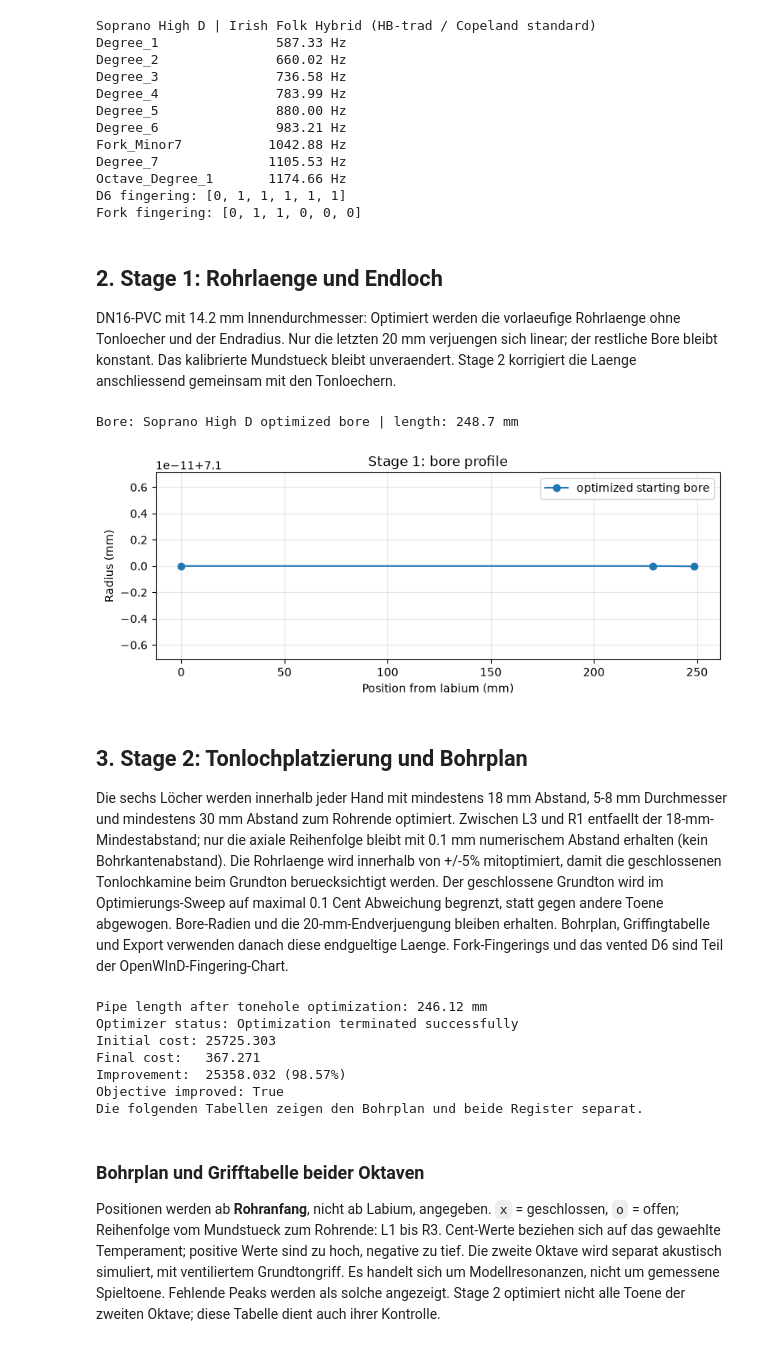
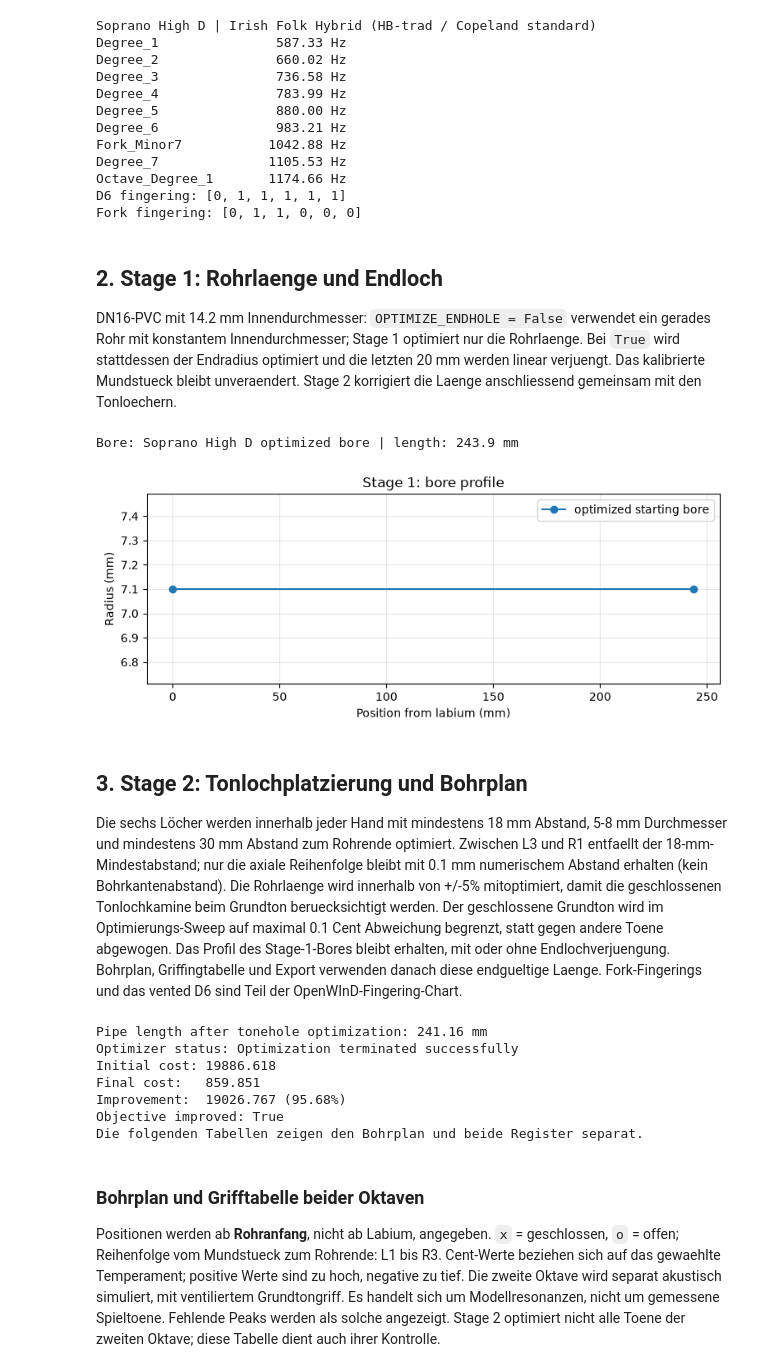
Before and after one commit to tastenmo/openWind, a Jupyter notebook: notebooks/openwind_multikey_design_pipeline.ipynb, the cells around one changed output. Drawn from its saved outputs; the diff is of its cells as text; code cells hidden in the pictures.

```diff
--- a/notebooks/openwind_multikey_design_pipeline.ipynb
+++ b/notebooks/openwind_multikey_design_pipeline.ipynb
@@ -30,8 +30,11 @@ TEMPERAMENTS = {
     'Just_Intonation': JUST_INTONATION,
 }
 KEY_NAME = 'Soprano_D'
+MOUTHPIECE_NAME = 'MouthpieceDN16V4'
 PIPE_INNER_DIAMETER_MM = 14.2  # DN16 PVC
+OPTIMIZE_ENDHOLE = False
 TEMPERAMENT_NAME = 'Irish_Folk_Hybrid'
 print('Keys:', ', '.join(SUPPORTED_KEYS))
+print('Mouthpiece:', MOUTHPIECE_NAME)
 # %% [output]
 Keys: Soprano_D, Soprano_C, High_Bb, Alto_A, Low_D
@@ -65,31 +69,35 @@ Fork fingering: [0, 1, 1, 0, 0, 0]
 # %% [markdown]
 ## 2. Stage 1: Rohrlaenge und Endloch
 
-DN16-PVC mit 14.2 mm Innendurchmesser: Optimiert werden die vorlaeufige Rohrlaenge ohne Tonloecher und der Endradius. Nur die letzten 20 mm verjuengen sich linear; der restliche Bore bleibt konstant. Das kalibrierte Mundstueck bleibt unveraendert. Stage 2 korrigiert die Laenge anschliessend gemeinsam mit den Tonloechern.
+DN16-PVC mit 14.2 mm Innendurchmesser: `OPTIMIZE_ENDHOLE = False` verwendet ein gerades Rohr mit konstantem Innendurchmesser; Stage 1 optimiert nur die Rohrlaenge. Bei `True` wird stattdessen der Endradius optimiert und die letzten 20 mm werden linear verjuengt. Das kalibrierte Mundstueck bleibt unveraendert. Stage 2 korrigiert die Laenge anschliessend gemeinsam mit den Tonloechern.
 # %%
-pipeline = WhistleDesignPipeline(KEY_NAME, tuning)
+pipeline = WhistleDesignPipeline(
+    KEY_NAME, tuning,
+    mouthpiece_name=MOUTHPIECE_NAME,
+    optimize_endhole=OPTIMIZE_ENDHOLE,
+)
 bore = pipeline.run_stage_1_length_endhole_optimization(
     starting_bore_radius_m=PIPE_INNER_DIAMETER_MM / 2000.0,
 )
 print('Bore:', bore.name, '| length:', f'{bore.length_m * 1000:.1f} mm')
 
 positions_mm = [position * 1000 for position, _ in bore.segments]
 radii_mm = [radius * 1000 for _, radius in bore.segments]
 plt.figure(figsize=(9, 3))
 plt.plot(positions_mm, radii_mm, 'o-', label='optimized starting bore')
 plt.xlabel('Position from labium (mm)')
 plt.ylabel('Radius (mm)')
 plt.title('Stage 1: bore profile')
 plt.grid(alpha=0.3)
 plt.legend()
 plt.show()
 # %% [output]
-Bore: Soprano High D optimized bore | length: 248.7 mm
+Bore: Soprano High D optimized bore | length: 243.9 mm
-[figure, old version]
+[figure, new version]
 # %% [markdown]
 ## 3. Stage 2: Tonlochplatzierung und Bohrplan
 
-Die sechs Löcher werden innerhalb jeder Hand mit mindestens 18 mm Abstand, 5-8 mm Durchmesser und mindestens 30 mm Abstand zum Rohrende optimiert. Zwischen L3 und R1 entfaellt der 18-mm-Mindestabstand; nur die axiale Reihenfolge bleibt mit 0.1 mm numerischem Abstand erhalten (kein Bohrkantenabstand). Die Rohrlaenge wird innerhalb von +/-5% mitoptimiert, damit die geschlossenen Tonlochkamine beim Grundton beruecksichtigt werden. Der geschlossene Grundton wird im Optimierungs-Sweep auf maximal 0.1 Cent Abweichung begrenzt, statt gegen andere Toene abgewogen. Bore-Radien und die 20-mm-Endverjuengung bleiben erhalten. Bohrplan, Griffingtabelle und Export verwenden danach diese endgueltige Laenge. Fork-Fingerings und das vented D6 sind Teil der OpenWInD-Fingering-Chart.
+Die sechs Löcher werden innerhalb jeder Hand mit mindestens 18 mm Abstand, 5-8 mm Durchmesser und mindestens 30 mm Abstand zum Rohrende optimiert. Zwischen L3 und R1 entfaellt der 18-mm-Mindestabstand; nur die axiale Reihenfolge bleibt mit 0.1 mm numerischem Abstand erhalten (kein Bohrkantenabstand). Die Rohrlaenge wird innerhalb von +/-5% mitoptimiert, damit die geschlossenen Tonlochkamine beim Grundton beruecksichtigt werden. Der geschlossene Grundton wird im Optimierungs-Sweep auf maximal 0.1 Cent Abweichung begrenzt, statt gegen andere Toene abgewogen. Das Profil des Stage-1-Bores bleibt erhalten, mit oder ohne Endlochverjuengung. Bohrplan, Griffingtabelle und Export verwenden danach diese endgueltige Laenge. Fork-Fingerings und das vented D6 sind Teil der OpenWInD-Fingering-Chart.
 # %%
 holes = pipeline.run_stage_2_tonehole_optimization(bore)
 tonehole_result = pipeline.tonehole_result
@@ -102,11 +110,11 @@ print(f'Improvement:  {tonehole_result.improvement:.3f} ({tonehole_result.improv
 print(f'Objective improved: {tonehole_result.improved}')
 print('Die folgenden Tabellen zeigen den Bohrplan und beide Register separat.')
 # %% [output]
-Pipe length after tonehole optimization: 246.12 mm
+Pipe length after tonehole optimization: 241.16 mm
 Optimizer status: Optimization terminated successfully
-Initial cost: 25725.303
-Final cost:   367.271
-Improvement:  25358.032 (98.57%)
+Initial cost: 19886.618
+Final cost:   859.851
+Improvement:  19026.767 (95.68%)
 Objective improved: True
 Die folgenden Tabellen zeigen den Bohrplan und beide Register separat.
 # %% [markdown]
```
Also changed, not shown: parts of 3 cells of this notebook, 7 other files.
